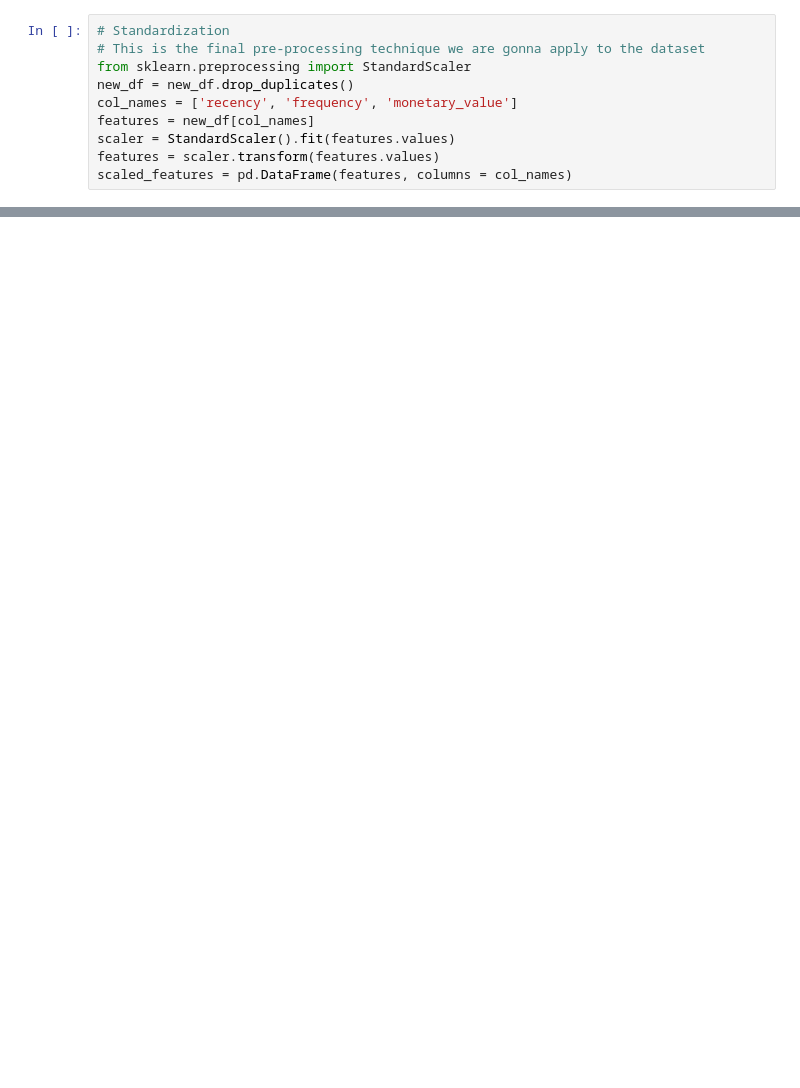
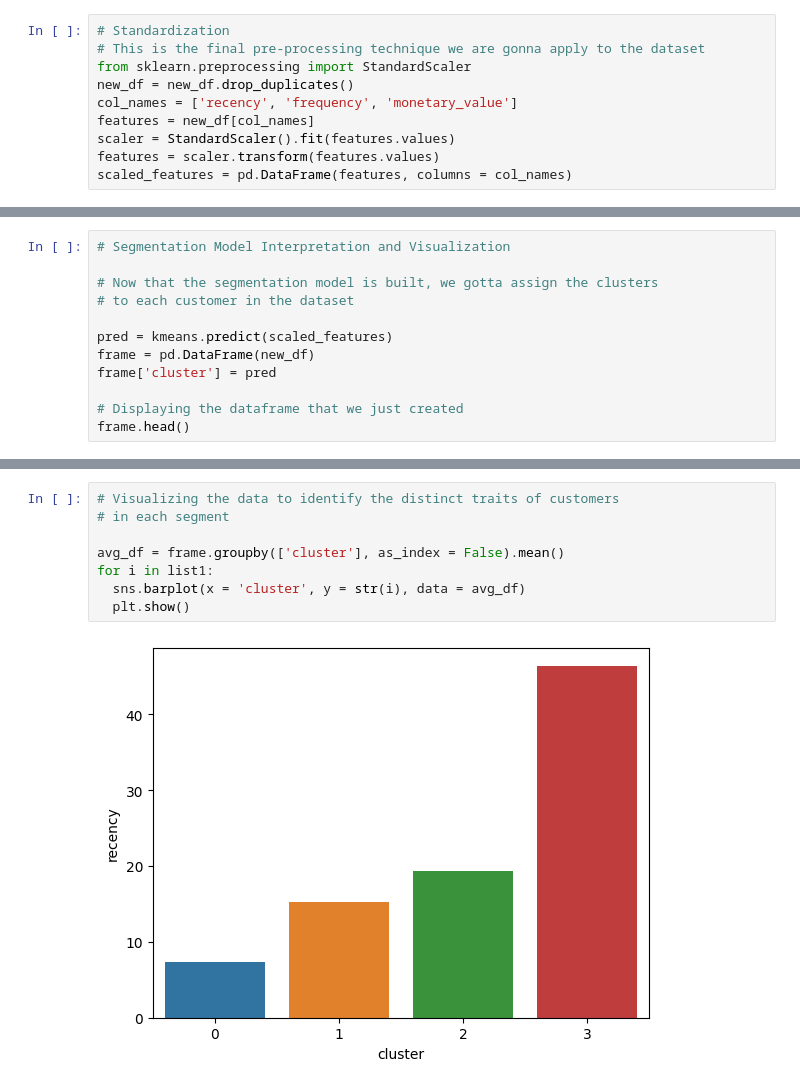
Before and after one commit to guilhermelaviola/CustomerSegmentationModel, a Jupyter notebook: CustomerChurnPredictionModel.ipynb, the cells around one changed output, grey strips where cells are left out. Drawn from its saved outputs; the diff is of its cells as text; blank space fills up the shorter version.

```diff
--- a/CustomerChurnPredictionModel.ipynb
+++ b/CustomerChurnPredictionModel.ipynb
@@ -169,0 +214,12 @@ scaled_features.head()
+# %%
+# Segmentation Model Interpretation and Visualization
+
+# Now that the segmentation model is built, we gotta assign the clusters
+# to each customer in the dataset
+
+pred = kmeans.predict(scaled_features)
+frame = pd.DataFrame(new_df)
+frame['cluster'] = pred
+
+# Displaying the dataframe that we just created
+frame.head()
@@ -169,0 +233,10 @@ scaled_features.head()
+# %%
+# Visualizing the data to identify the distinct traits of customers
+# in each segment
+
+avg_df = frame.groupby(['cluster'], as_index = False).mean()
+for i in list1:
+  sns.barplot(x = 'cluster', y = str(i), data = avg_df)
+  plt.show()
+# %% [output]
+[figure, added]
```
Also changed, not shown: parts of 11 cells of this notebook.
